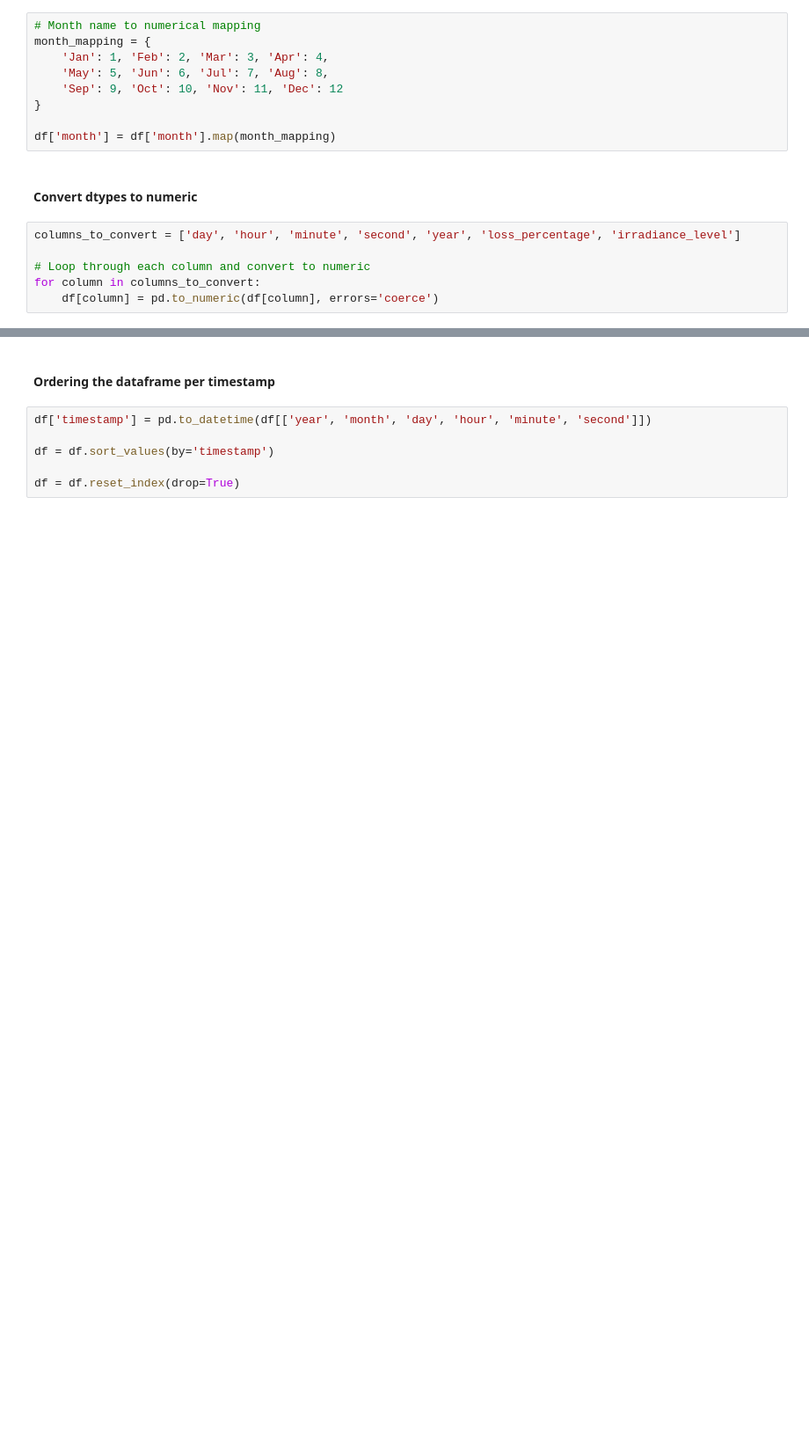
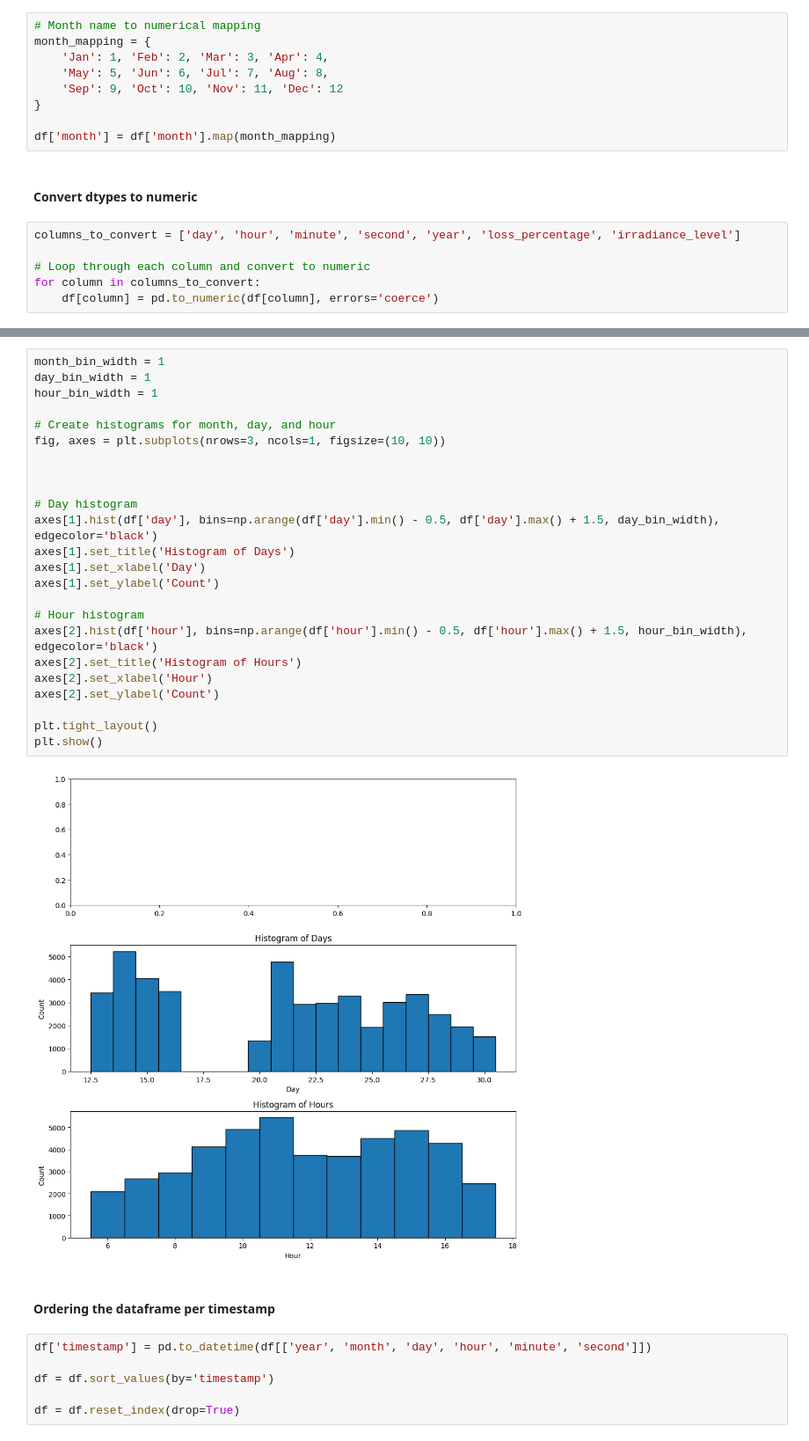
Before and after one commit to tomasrodriguesf1/CV-Project, a Jupyter notebook: Preprocessing + EDA.ipynb, the cells around one changed output, grey strips where cells are left out. Shown at 88% size. Saved outputs shown, nothing was run; the diff lists cells and outputs as text; blank space fills up the shorter version.

```diff
--- a/Preprocessing + EDA.ipynb
+++ b/Preprocessing + EDA.ipynb
@@ -93,3 +146,29 @@ for column in columns_to_convert:
+# %%
+month_bin_width = 1
+day_bin_width = 1
+hour_bin_width = 1
+
+# Create histograms for month, day, and hour
+fig, axes = plt.subplots(nrows=3, ncols=1, figsize=(10, 10))
+
+
+
+# Day histogram
+axes[1].hist(df['day'], bins=np.arange(df['day'].min() - 0.5, df['day'].max() + 1.5, day_bin_width), edgecolor='black')
+axes[1].set_title('Histogram of Days')
+axes[1].set_xlabel('Day')
+axes[1].set_ylabel('Count')
+
+# Hour histogram
+axes[2].hist(df['hour'], bins=np.arange(df['hour'].min() - 0.5, df['hour'].max() + 1.5, hour_bin_width), edgecolor='black')
+axes[2].set_title('Histogram of Hours')
+axes[2].set_xlabel('Hour')
+axes[2].set_ylabel('Count')
+
+plt.tight_layout()
+plt.show()
+# %% [output]
+[figure, added]
 # %% [markdown]
 #### Ordering the dataframe per timestamp
 # %%
```
Also changed, not shown: parts of 10 cells of this notebook, 1 other file.
